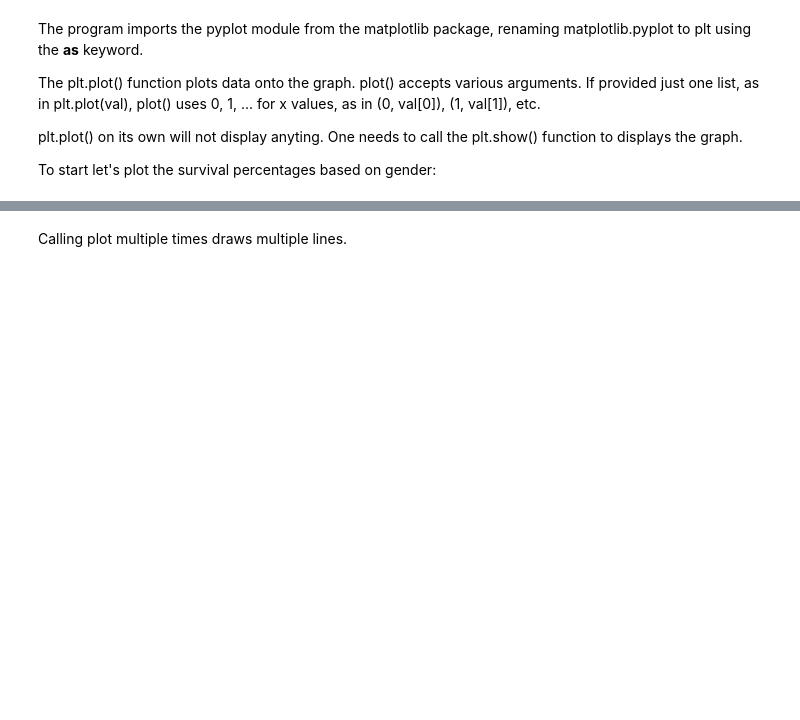
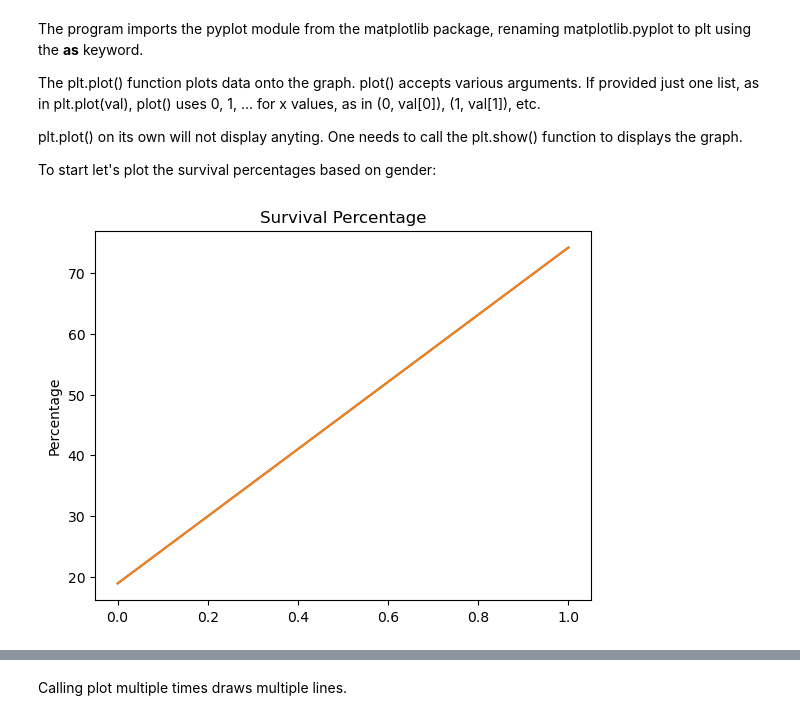
Before and after one commit to 0xC000005/APS360, a Jupyter notebook: Tutorials/Tutorial 0/Tut_0_Python_and_Libraries.ipynb, the cells around one changed output, grey strips where cells are left out. Saved outputs shown, nothing was run; the diff lists cells and outputs as text; code cells hidden in the pictures; blank space fills up the shorter version.

```diff
--- a/Tutorials/Tutorial 0/Tut_0_Python_and_Libraries.ipynb
+++ b/Tutorials/Tutorial 0/Tut_0_Python_and_Libraries.ipynb
@@ -700,12 +719,19 @@ To start let's plot the survival percentages based on gender:
 # %%
 # plot survival by gender
 male_survived = 18.9
 female_survived = 74.2
 survived_percent = [male_survived, female_survived]
 
+# Add title and legend
+plt.plot(survived_percent)
+plt.title('Survival Percentage')
+plt.ylabel('Percentage')
+
 # plot survival percentages
 plt.plot(survived_percent)
 plt.show()
+# %% [output]
+[figure, added]
 # %%
 # plot survival with dotted connecting lines
 plt.plot(survived_percent, 'm--o')
```
Also changed, not shown: parts of 57 cells of this notebook, 4 other files.
